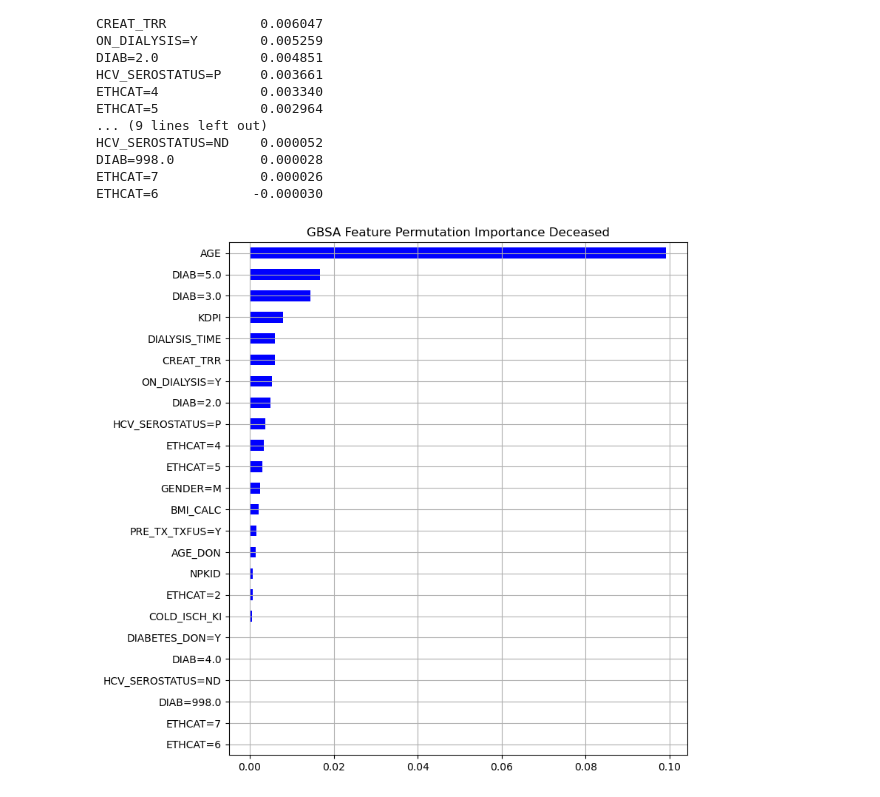
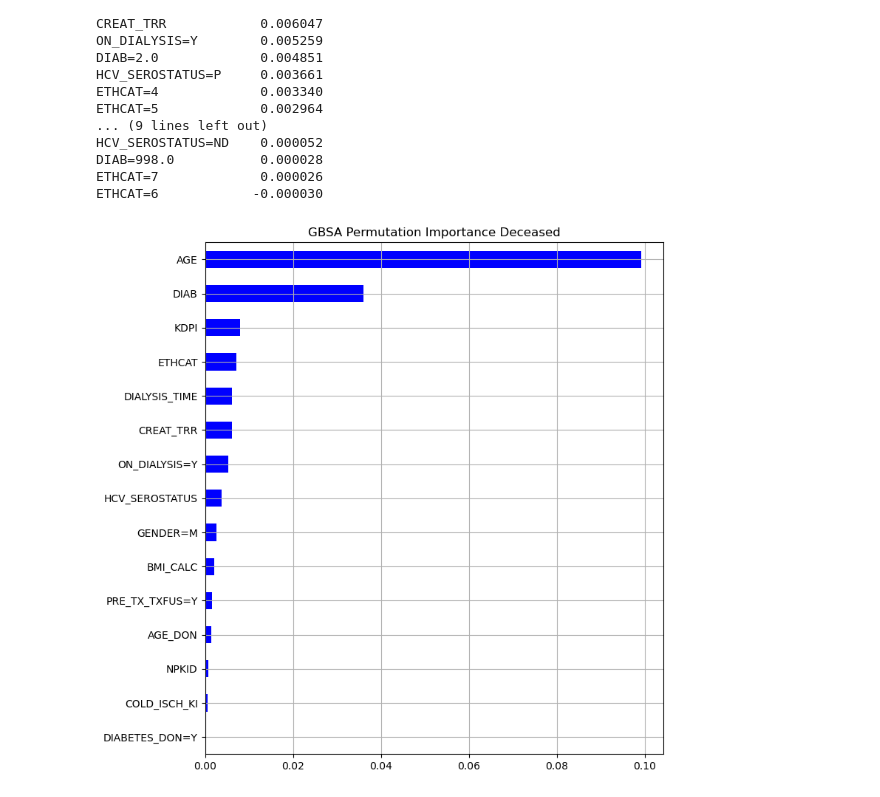
Before and after one commit to krllstdn/BachelorProject, a Jupyter notebook: Code/Feature Selection/gbsa_deceased.ipynb, the cells around one changed output. Drawn from its saved outputs; the diff is of its cells as text; code cells hidden in the pictures.

```diff
--- a/Code/Feature Selection/gbsa_deceased.ipynb
+++ b/Code/Feature Selection/gbsa_deceased.ipynb
@@ -94,7 +70,7 @@ from sksurv.ensemble import GradientBoostingSurvivalAnalysis
 # est.fit(X_train, y_train)
 # est.score(X_test, y_test)
 # %%
-pickle_file = '../TrainedModels/FINAL_GBSA_0.698_lr0.2_deceased_early_stopping.pkl'
+pickle_file = '../TrainedModels/GBSA_0.698_lr0.2_deceased_early_stopping.pkl'
 
 with open(pickle_file, 'rb') as f:
     best_model = pickle.load(f)
@@ -133,11 +109,27 @@ HCV_SEROSTATUS=ND    0.000052
 DIAB=998.0           0.000028
 ETHCAT=7             0.000026
 ETHCAT=6            -0.000030
+# %%
+diab = ["DIAB=3.0", "DIAB=5.0", "DIAB=2.0", "DIAB=4.0", "DIAB=998.0"]
+eth = ["ETHCAT=2", "ETHCAT=5", "ETHCAT=4", "ETHCAT=6", "ETHCAT=7"] # "ETHCAT=9",
+hcv = ["HCV_SEROSTATUS=ND", "HCV_SEROSTATUS=P"]
+
+plt_importances = importances_df.sort_values(by='Importance', ascending=True)
+plt_importances['Importance']=plt_importances['Importance'].astype(float)
+
+plt_importances.loc["DIAB", 'Importance'] = plt_importances.loc[diab, 'Importance'].sum()
+plt_importances.loc["ETHCAT", 'Importance'] = plt_importances.loc[eth, 'Importance'].sum()
+plt_importances.loc["HCV_SEROSTATUS", 'Importance'] = plt_importances.loc[hcv, 'Importance'].sum()
+
+plt_importances.drop(diab, inplace=True)
+plt_importances.drop(eth, inplace=True)
+plt_importances.drop(hcv, inplace=True)
+
+plt_importances.sort_values(by='Importance', ascending=True, inplace=True)
 # %%
 import matplotlib.pyplot as plt
-plt_importances =importances_df.sort_values(by='Importance', ascending=True)
-plt_importances.plot.barh(color='blue', legend=False, title='GBSA Feature Permutation Importance Deceased', grid=True, figsize=(8, 9))
+plt_importances.plot.barh(color='blue', legend=False, title='GBSA Permutation Importance Deceased', grid=True, figsize=(8, 9))
 path = "../../Thesis/Images/Results/"
 plt.savefig(path + "GBSA_FI_deceased.pdf", bbox_inches="tight")
 # %% [output]
-[figure, old version]
+[figure, new version]
```
Also changed, not shown: parts of 1 cell of this notebook, 17 other files.
